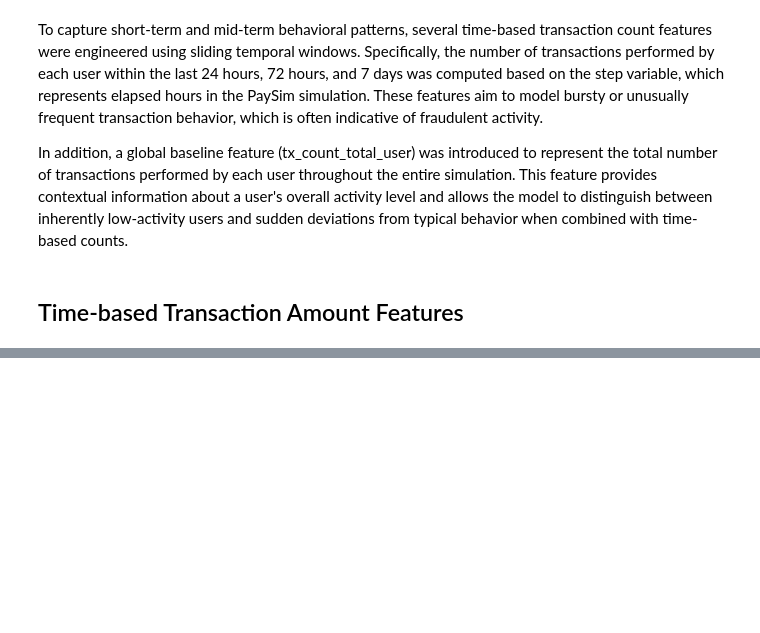
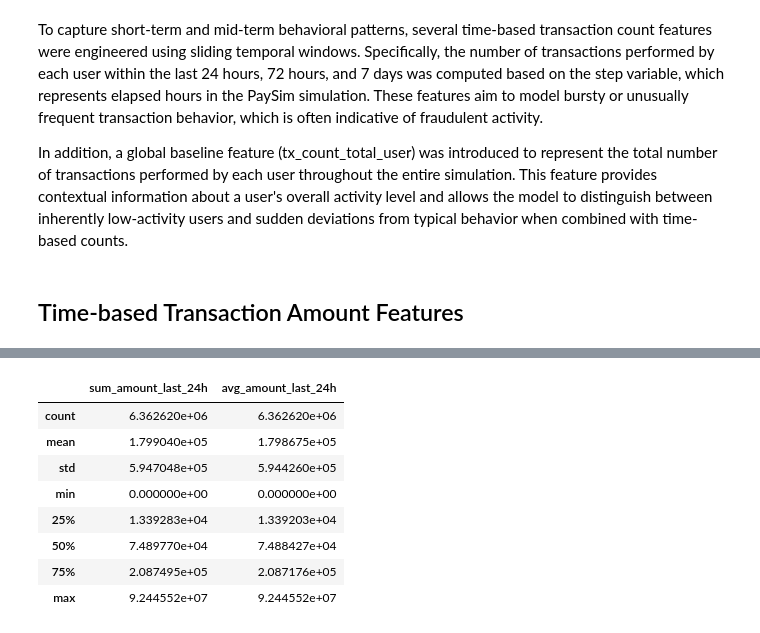
Before and after one commit to thisisehyas/Financial-Fraud-Detection-System, a Jupyter notebook: notebooks/feature_engineering.ipynb, the cells around one changed output, grey strips where cells are left out. Saved outputs shown, nothing was run; the diff lists cells and outputs as text; code cells hidden in the pictures; blank space fills up the shorter version.

Commit message:
feat: add time-based transaction amount features

```diff
--- a/notebooks/feature_engineering.ipynb
+++ b/notebooks/feature_engineering.ipynb
@@ -8,7 +8,7 @@
 # %%
 import pandas as pd
 
-paysim = pd.read_csv("../content/paysim.csv")
+paysim = pd.read_csv("../data/raw/paysim.csv")
 # %%
 # sort step feature
 paysim = paysim.sort_values(["nameOrig", "step"]).reset_index(drop=True)
@@ -104,3 +104,34 @@ To capture short-term and mid-term behavioral patterns, several time-based trans
 In addition, a global baseline feature (tx_count_total_user) was introduced to represent the total number of transactions performed by each user throughout the entire simulation. This feature provides contextual information about a user's overall activity level and allows the model to distinguish between inherently low-activity users and sudden deviations from typical behavior when combined with time-based counts.
 # %% [markdown]
 ## Time-based Transaction Amount Features
+# %%
+amounts_all = paysim["amount"].values
+# %%
+windows = {
+    "24h": 24,
+    "7d": 168
+}
+
+for name, window in windows.items():
+    sum_amount = np.zeros(len(paysim), dtype=np.float32)
+
+    for idx in groups.values():
+        steps = steps_all[idx]
+        amounts = amounts_all[idx]
+
+        j = 0
+        running_sum = 0.0
+
+        for i in range(len(steps)):
+            running_sum += amounts[i]
+
+            while steps[j] < steps[i] - window:
+                running_sum -= amounts[j]
+                j += 1
+
+            sum_amount[idx[i]] = running_sum
+
+    paysim[f"sum_amount_last_{name}"] = sum_amount
+    paysim[f"avg_amount_last_{name}"] = (
+        sum_amount / paysim[f"tx_count_last_{name}"]
+    )
@@ -106,0 +148,15 @@ In addition, a global baseline feature (tx_count_total_user) was introduced to r
+# %%
+paysim[[
+    "sum_amount_last_24h",
+    "avg_amount_last_24h"
+]].describe()
+# %% [output]
+|  | sum_amount_last_24h | avg_amount_last_24h |
+| count | 6.362620e+06 | 6.362620e+06 |
+| mean | 1.799040e+05 | 1.798675e+05 |
+| std | 5.947048e+05 | 5.944260e+05 |
+| min | 0.000000e+00 | 0.000000e+00 |
+| 25% | 1.339283e+04 | 1.339203e+04 |
+| 50% | 7.489770e+04 | 7.488427e+04 |
+| 75% | 2.087495e+05 | 2.087176e+05 |
+| max | 9.244552e+07 | 9.244552e+07 |
```
Also changed, not shown: parts of 4 cells of this notebook.
